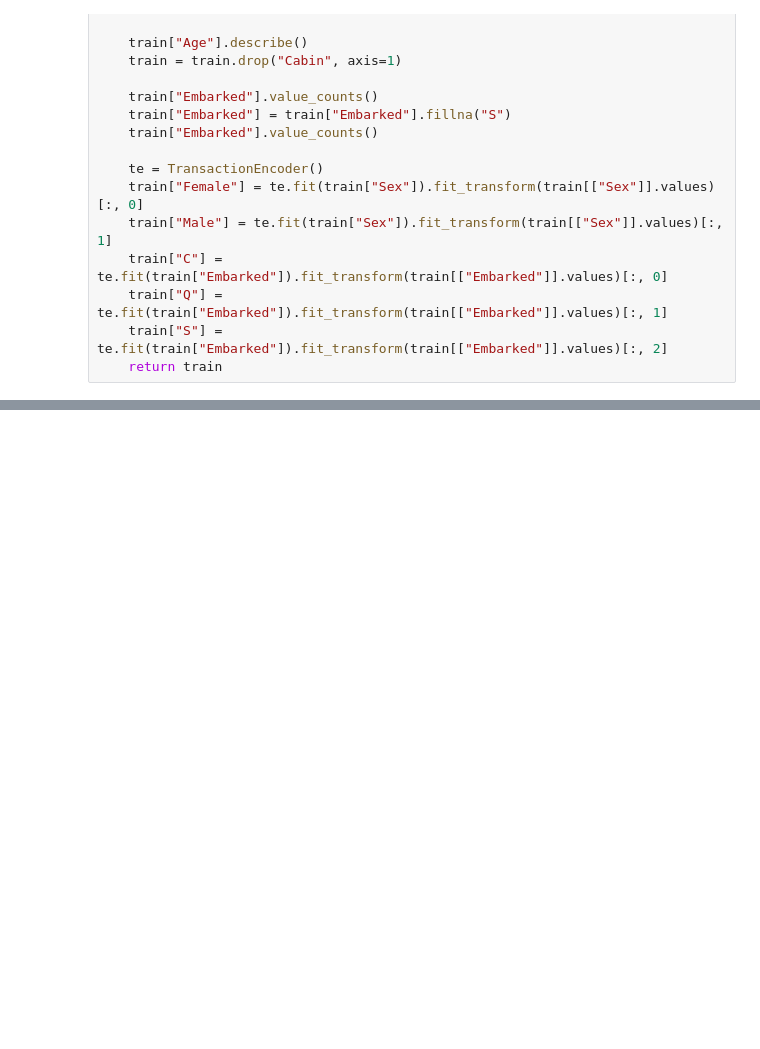
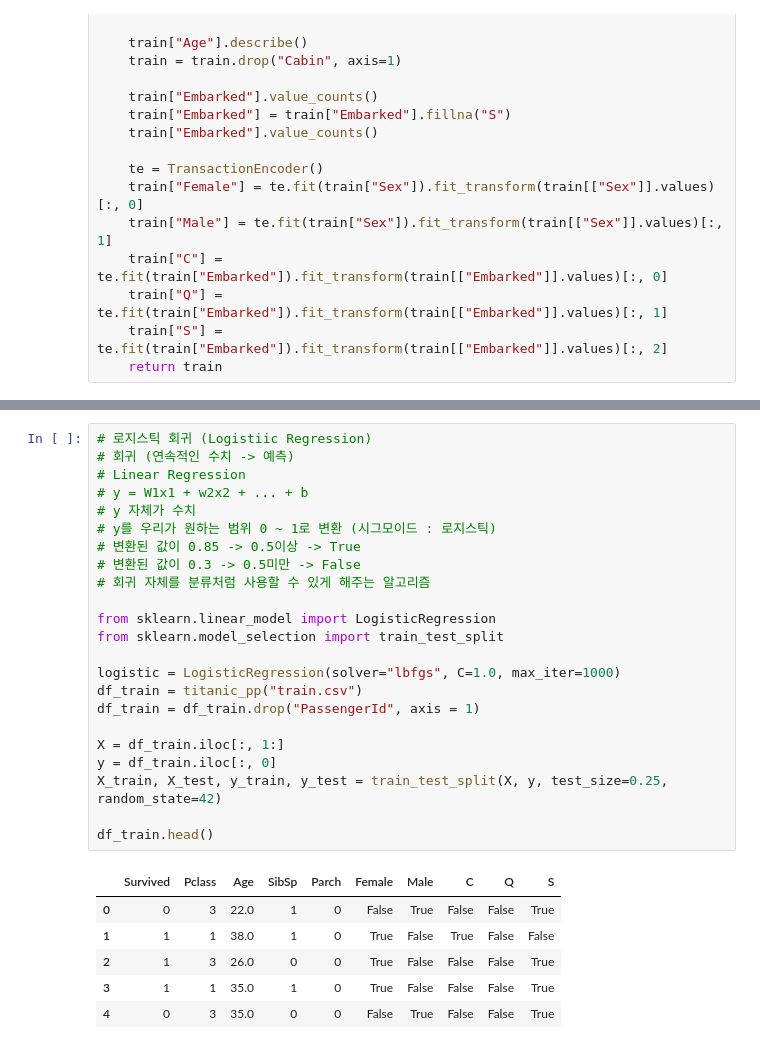
Before and after one commit to jw-1113/Python, a Jupyter notebook: day7(2).ipynb, the cells around one changed output, grey strips where cells are left out. Saved outputs shown, nothing was run; the diff lists cells and outputs as text; blank space fills up the shorter version.

```diff
--- a/day7(2).ipynb
+++ b/day7(2).ipynb
@@ -333,0 +403,30 @@ Feature names seen at fit time, yet now missing:
+# %%
+# 로지스틱 회귀 (Logistiic Regression)
+# 회귀 (연속적인 수치 -> 예측)
+# Linear Regression
+# y = W1x1 + w2x2 + ... + b
+# y 자체가 수치
+# y를 우리가 원하는 범위 0 ~ 1로 변환 (시그모이드 : 로지스틱)
+# 변환된 값이 0.85 -> 0.5이상 -> True
+# 변환된 값이 0.3 -> 0.5미만 -> False
+# 회귀 자체를 분류처럼 사용할 수 있게 해주는 알고리즘
+
+from sklearn.linear_model import LogisticRegression
+from sklearn.model_selection import train_test_split
+
+logistic = LogisticRegression(solver="lbfgs", C=1.0, max_iter=1000)
+df_train = titanic_pp("train.csv")
+df_train = df_train.drop("PassengerId", axis = 1)
+
+X = df_train.iloc[:, 1:]
+y = df_train.iloc[:, 0]
+X_train, X_test, y_train, y_test = train_test_split(X, y, test_size=0.25, random_state=42)
+
+df_train.head()
+# %% [output]
+|  | Survived | Pclass | Age | SibSp | Parch | Female | Male | C | Q | S |
+| 0 | 0 | 3 | 22.0 | 1 | 0 | False | True | False | False | True |
+| 1 | 1 | 1 | 38.0 | 1 | 0 | True | False | True | False | False |
+| 2 | 1 | 3 | 26.0 | 0 | 0 | True | False | False | False | True |
+| 3 | 1 | 1 | 35.0 | 1 | 0 | True | False | False | False | True |
+| 4 | 0 | 3 | 35.0 | 0 | 0 | False | True | False | False | True |
```
Also changed, not shown: parts of 15 cells of this notebook, 1 other file.
